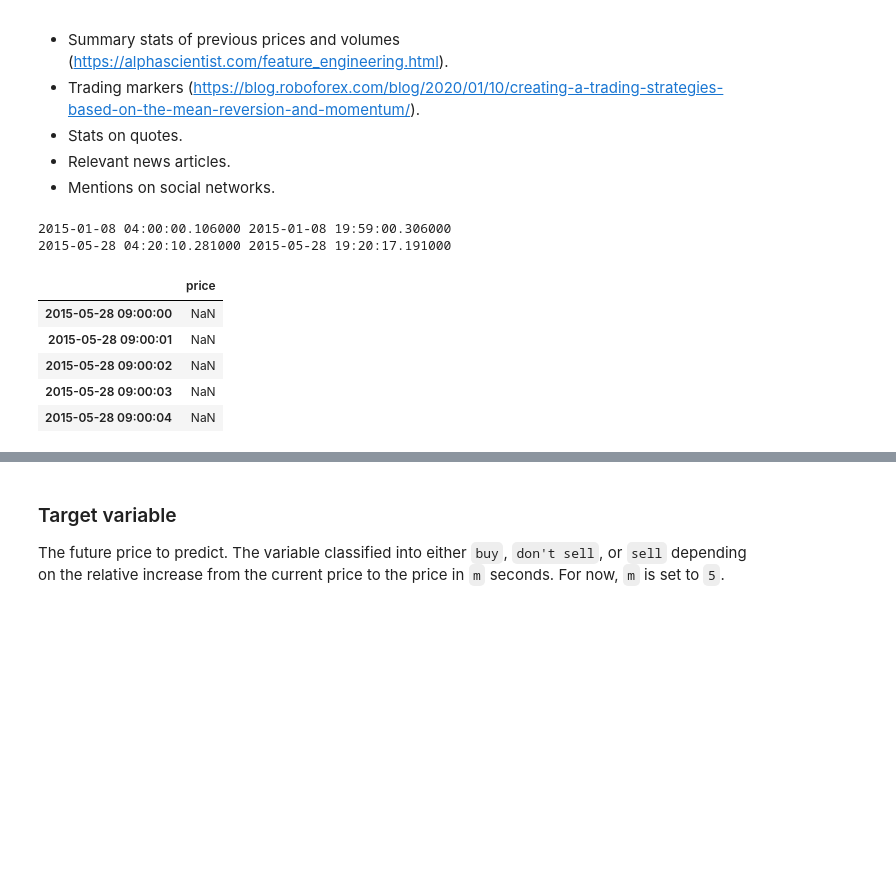
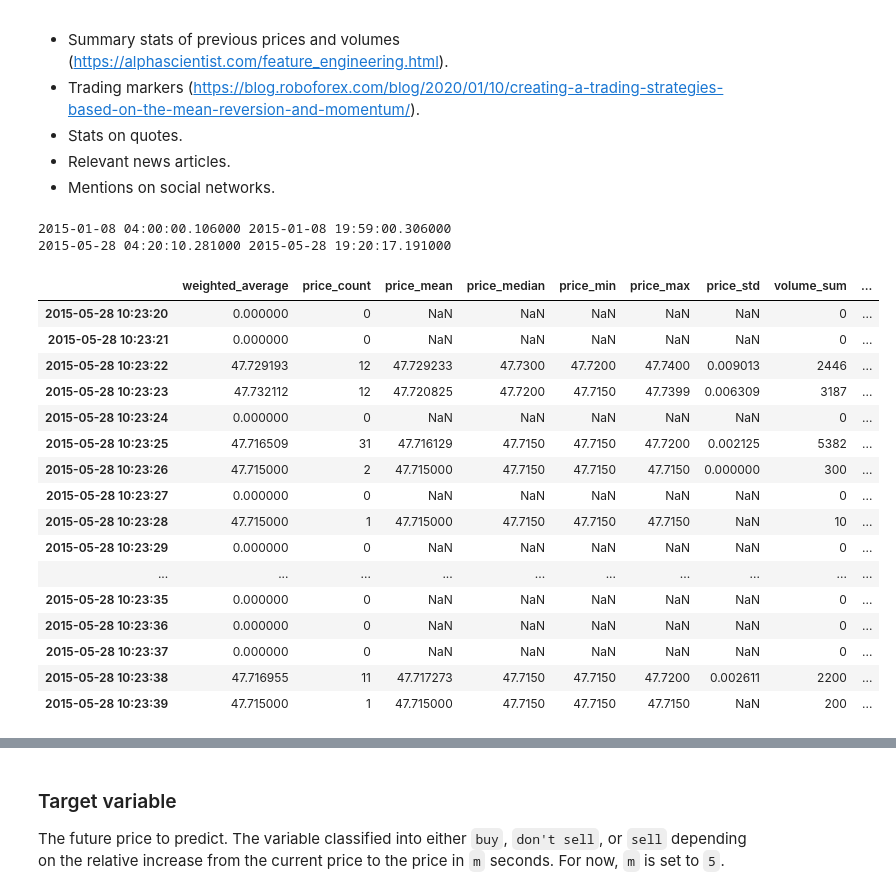
Before and after one commit to dwitvliet/project-stock-trading, a Jupyter notebook: stock_prediction.ipynb, the cells around one changed output, grey strips where cells are left out. Drawn from its saved outputs; the diff is of its cells as text; code cells hidden in the pictures; blank space fills up the shorter version.

```diff
--- a/stock_prediction.ipynb
+++ b/stock_prediction.ipynb
@@ -27,6 +46,9 @@ logging.basicConfig(format='%(asctime)s %(message)s', datefmt='%H:%M:%S')
 logger = logging.getLogger()
 logger.setLevel(logging.INFO)
 
+pd.set_option('display.max_rows', 50)
+pd.set_option('display.max_columns', 20)
+
 db = Database(config.database)
 api = API_Manager(config.api_key)
 # %% [markdown]
@@ -86,61 +108,80 @@ Feature ideas:
 - Relevant news articles.
 - Mentions on social networks.
 # %%
-def stats_per_second(trades):
+
+def stats_per_second(trades, time_from, time_to):
     """ Calculate descriptive stats for trades for every second.
 
     Stats are calculated in the second _before_ the time listed to prevent
     future data leakage.
 
     """
-    trades_grouped = trades.groupby(
-        pd.Grouper(key='time', freq='1S')
+
+    time_period = pd.date_range(time_from, time_to, freq='1S')
+
+    grouper = pd.Grouper(key='time', freq='1S')
+    trades_grouped = trades.groupby(grouper)
+
+    price_stats = trades_grouped['price'].agg(
+        ['count', 'mean', 'median', 'min', 'max', 'std']
+    )
+    price_mean_weighted = weighted_mean(trades, 'price', 'volume', grouper)
+
+    volume_stats = trades_grouped['volume'].agg(
+        ['sum', 'mean', 'median', 'min', 'max', 'std']
     )
 
-    price_stats = trades_grouped['price'].agg(['count', 'mean', 'median', 'min', 'max', 'std'])
-#     price_bars_weighted = trades_grouped.apply(get_weighted_bars)
 
-    volume_stats = trades_grouped['volume'].agg(['sum', 'mean', 'median', 'min', 'max', 'std'])
+    stats = pd.DataFrame(index=time_period) \
+        .join(price_mean_weighted, how='left') \
+        .join(price_stats.add_prefix('price_'), how='left') \
+        .join(volume_stats.add_prefix('volume_'), how='left') \
 
-
+    return stats
 
 ticker = 'MSFT'
 exchange = db.get_ticker_details(ticker)['exchange']
 
 stored_dates = sorted(db.get_stored_dates('trades', ticker))
 open_hours = db.get_open_hours(stored_dates, exchange)
 
 for date in [stored_dates[4], stored_dates[100]]:
 
     trades = db.get_trades(ticker, date)
     print(trades.iloc[0]['time'], trades.iloc[-1]['time'])
 
     open_time, close_time = open_hours[date]
-    price_index = pd.date_range(
+
+    prices = stats_per_second(
+        trades,
         datetime.datetime.combine(date, open_time),
-        datetime.datetime.combine(date, close_time),
-        freq='1S',
-        closed='left'
+        datetime.datetime.combine(date, close_time)
     )
-    period_grouper = pd.Grouper(key='time', freq='1S')
 
-    prices = pd.DataFrame(index=price_index).merge(
-        trades.groupby(period_grouper)['price'].median(),
-        how='left',
-        left_index=True,
-        right_index=True
-    )
+
 #     prices = trades.groupby(period_grouper)['price'].median()
 #     # Propegate last valid observation forward.
 #     prices = prices.fillna(method='ffill')
 
-prices.head()
+prices.iloc[5000:].head(20).fillna(method='ffill')
+# prices[prices> 0]
 # %% [output]
 2015-01-08 04:00:00.106000 2015-01-08 19:59:00.306000
 2015-05-28 04:20:10.281000 2015-05-28 19:20:17.191000
-|  | price |
-| 2015-05-28 09:00:00 | NaN |
-| 2015-05-28 09:00:01 | NaN |
-| 2015-05-28 09:00:02 | NaN |
-| 2015-05-28 09:00:03 | NaN |
-| 2015-05-28 09:00:04 | NaN |
+|  | weighted_average | price_count | price_mean | price_median | price_min | price_max | price_std | volume_sum | ... |
+| 2015-05-28 10:23:20 | 0.000000 | 0 | NaN | NaN | NaN | NaN | NaN | 0 | ... |
+| 2015-05-28 10:23:21 | 0.000000 | 0 | NaN | NaN | NaN | NaN | NaN | 0 | ... |
+| 2015-05-28 10:23:22 | 47.729193 | 12 | 47.729233 | 47.7300 | 47.7200 | 47.7400 | 0.009013 | 2446 | ... |
+| 2015-05-28 10:23:23 | 47.732112 | 12 | 47.720825 | 47.7200 | 47.7150 | 47.7399 | 0.006309 | 3187 | ... |
+| 2015-05-28 10:23:24 | 0.000000 | 0 | NaN | NaN | NaN | NaN | NaN | 0 | ... |
+| 2015-05-28 10:23:25 | 47.716509 | 31 | 47.716129 | 47.7150 | 47.7150 | 47.7200 | 0.002125 | 5382 | ... |
+| 2015-05-28 10:23:26 | 47.715000 | 2 | 47.715000 | 47.7150 | 47.7150 | 47.7150 | 0.000000 | 300 | ... |
+| 2015-05-28 10:23:27 | 0.000000 | 0 | NaN | NaN | NaN | NaN | NaN | 0 | ... |
+| 2015-05-28 10:23:28 | 47.715000 | 1 | 47.715000 | 47.7150 | 47.7150 | 47.7150 | NaN | 10 | ... |
+| 2015-05-28 10:23:29 | 0.000000 | 0 | NaN | NaN | NaN | NaN | NaN | 0 | ... |
+| ... | ... | ... | ... | ... | ... | ... | ... | ... | ... |
+| 2015-05-28 10:23:35 | 0.000000 | 0 | NaN | NaN | NaN | NaN | NaN | 0 | ... |
+| 2015-05-28 10:23:36 | 0.000000 | 0 | NaN | NaN | NaN | NaN | NaN | 0 | ... |
+| 2015-05-28 10:23:37 | 0.000000 | 0 | NaN | NaN | NaN | NaN | NaN | 0 | ... |
+| 2015-05-28 10:23:38 | 47.716955 | 11 | 47.717273 | 47.7150 | 47.7150 | 47.7200 | 0.002611 | 2200 | ... |
+| 2015-05-28 10:23:39 | 47.715000 | 1 | 47.715000 | 47.7150 | 47.7150 | 47.7150 | NaN | 200 | ... |
```
Also changed, not shown: parts of 5 cells of this notebook.
